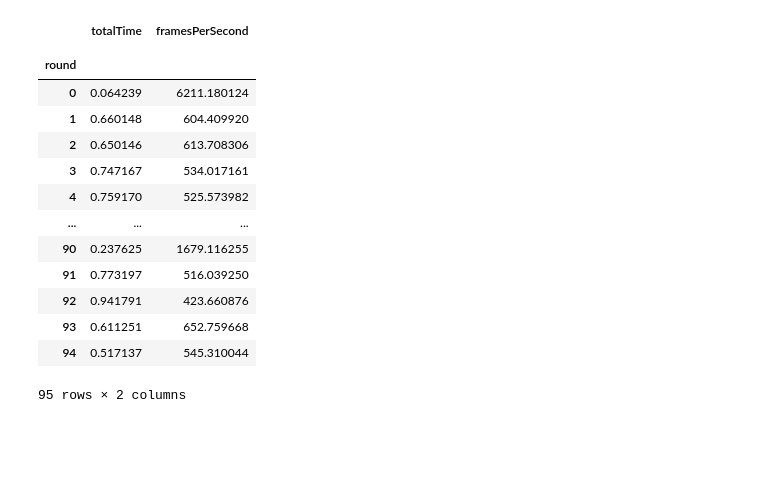
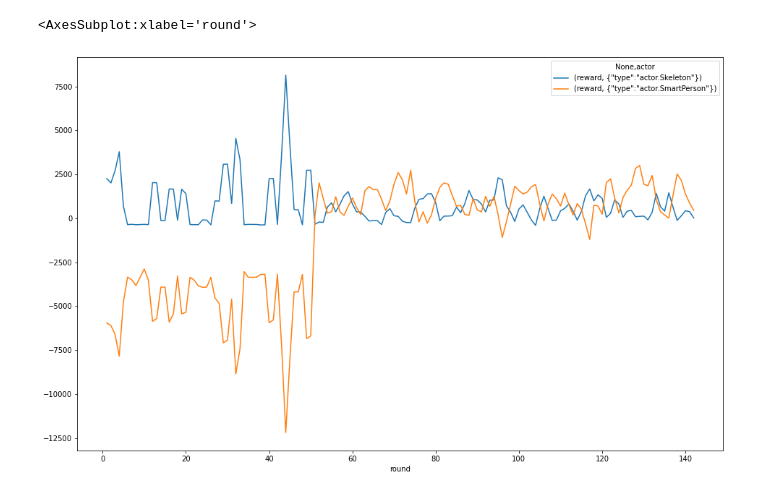
Before and after one commit to falahat/log-analysis, a Jupyter notebook: Actor Learning Rate.ipynb, the cells around one changed output. Drawn from its saved outputs; the diff is of its cells as text; code cells hidden in the pictures; blank space fills up the shorter version.

```diff
--- a/Actor Learning Rate.ipynb
+++ b/Actor Learning Rate.ipynb
@@ -58,18 +59,18 @@ time_diffs["totalTime"].rolling(window=2).mean().plot(kind='line', figsize=(16,
-# %%
-time_diffs
-# %% [output]
-|  | totalTime | framesPerSecond |
-|  |  |  |
-| round |  |  |
-| 0 | 0.064239 | 6211.180124 |
-| 1 | 0.660148 | 604.409920 |
-| 2 | 0.650146 | 613.708306 |
-| 3 | 0.747167 | 534.017161 |
-| 4 | 0.759170 | 525.573982 |
-| ... | ... | ... |
-| 90 | 0.237625 | 1679.116255 |
-| 91 | 0.773197 | 516.039250 |
-| 92 | 0.941791 | 423.660876 |
-| 93 | 0.611251 | 652.759668 |
-| 94 | 0.517137 | 545.310044 |
-95 rows × 2 columns
+# %%
+def load_rewards():
+    logName = "actorDecisions"
+    filename = folder + logName + ".log"
+    df = pd.read_csv(filename, index_col=None, \
+                     dtype = {"operation" : str}, \
+                     parse_dates = ["time"], \
+                     names = ["time", "operation", "round", "turn", "message", "startTime", "durationMs", "actor", "action", "reward"],\
+                     )
+#     df["operation"] = df["operation"].str.strip()
+    return df
+
+rewards_df = load_rewards()
+# %%
+rewards_df[["round", "reward", "actor", "action"]].groupby(["actor", "round"]).sum().unstack(level=0).rolling(window=2).mean().plot(figsize=(16,10))
+# %% [output]
+<AxesSubplot:xlabel='round'>
+[figure, added]
```
Also changed, not shown: parts of 5 cells of this notebook.
